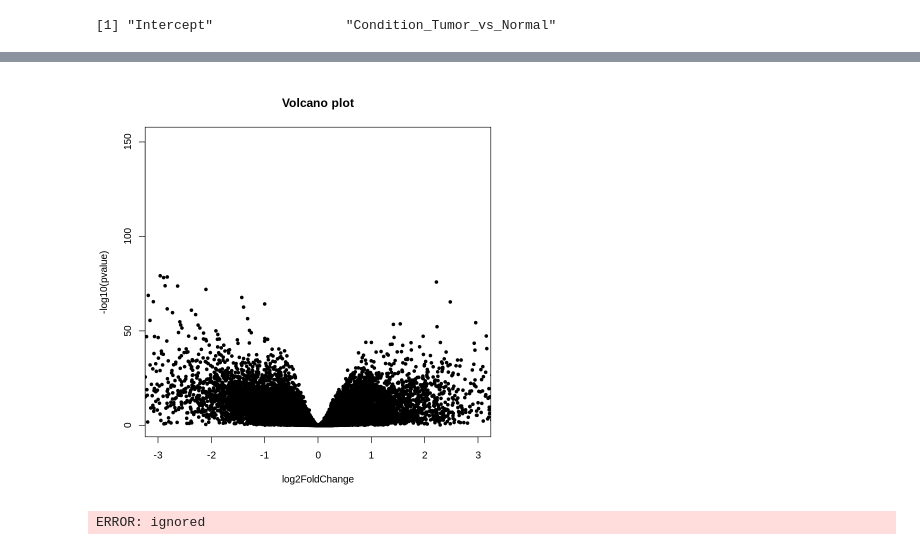
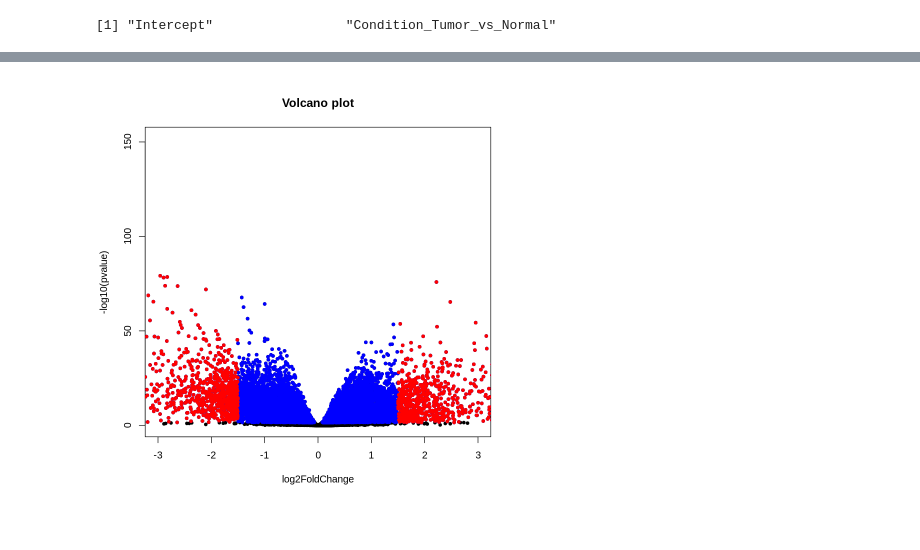
Before and after one commit to SanandhKumar02/MiniProject_ProstateCancer, a Jupyter notebook: R_ProstateCancer_DESeq2.ipynb, the cells around one changed output, grey strips where cells are left out. Drawn from its saved outputs; the diff is of its cells as text; code cells hidden in the pictures.

```diff
--- a/R_ProstateCancer_DESeq2.ipynb
+++ b/R_ProstateCancer_DESeq2.ipynb
@@ -217,2 +243,2 @@ resultsNames(mrna_dds)
 # %%
-mrna_res <- results(mrna_dds, alpha = 0.05, name = "Condition_Tumor_vs_Normal")
+mrna_res <- results(mrna_dds, name = "Condition_Tumor_vs_Normal")
@@ -264,10 +302,8 @@ write.table(mrna_downreg, "/content/Results/mRNA_downreg.txt", quote = F, sep =
 # %%
 par(mfrow=c(1,1))
 # %%
-with(mrna_res_df, plot(log2FoldChange, -log10(pvalue), pch=20, main="Volcano plot", xlim=c(-3,3)))
+with(mrna_res, plot(log2FoldChange, -log10(pvalue), pch=20, main="Volcano plot", xlim=c(-3,3)))
+with(subset(mrna_res, padj<0.05 ), points(log2FoldChange, -log10(pvalue), pch=20, col="blue"))
+with(subset(mrna_res, padj<0.05 & abs(log2FoldChange)>1.5), points(log2FoldChange, -log10(pvalue), pch=20, col="red"))
 # %% [output]
-[figure, old version]
+[figure, new version]
-# %%
-with(subset(mrna_res_df, padj<0.01 ), points(log2FoldChange, -log10(pvalue), pch=20, col="blue"))
-# %% [output]
-ERROR: ignored
```
Also changed, not shown: parts of 14 cells of this notebook.
